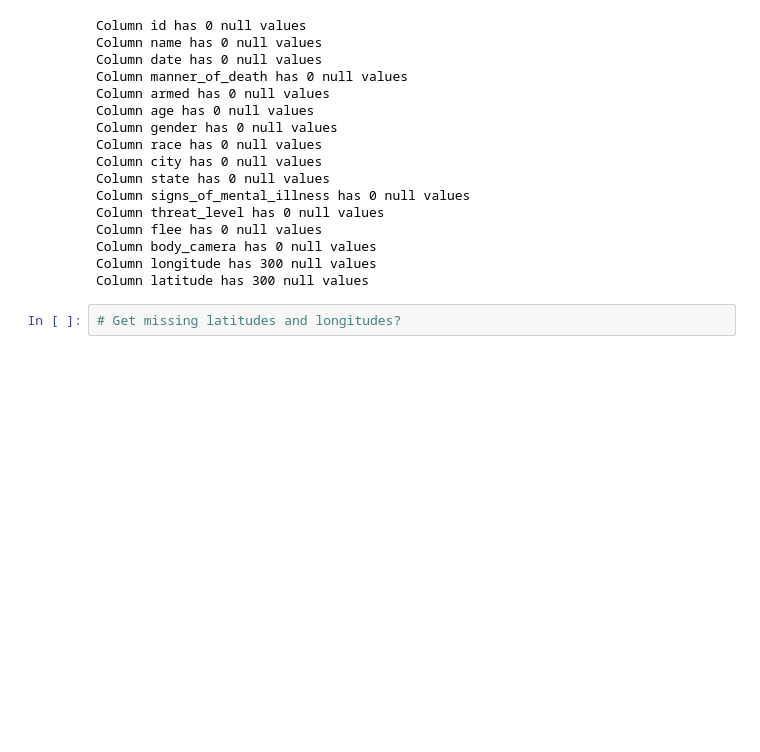
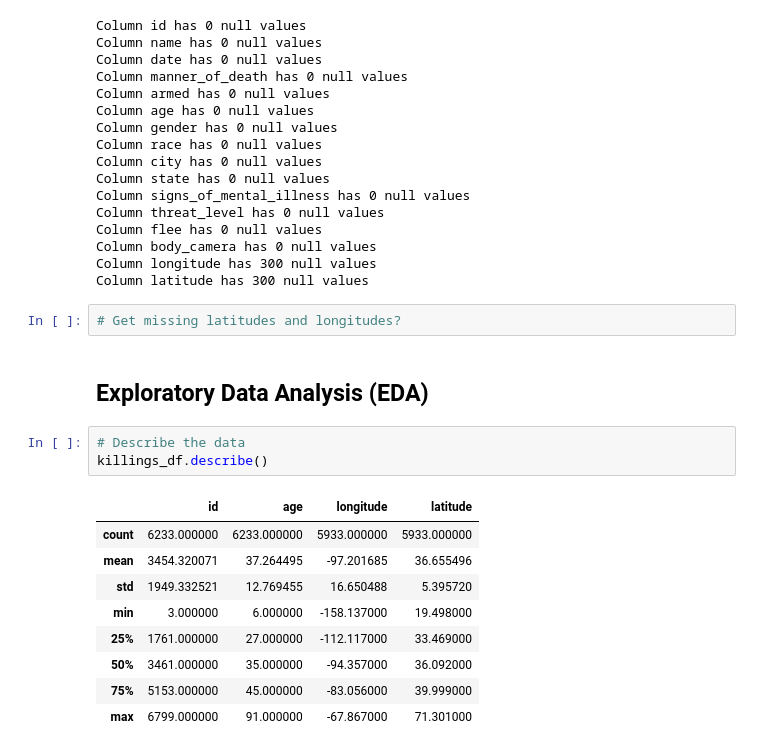
Before and after one commit to TamaraGR/Police_Violence_Analysis, a Jupyter notebook: New_ML_Model_Mockup.ipynb, the cells around one changed output. Saved outputs shown, nothing was run; the diff lists cells and outputs as text; blank space fills up the shorter version.

```diff
--- a/New_ML_Model_Mockup.ipynb
+++ b/New_ML_Model_Mockup.ipynb
@@ -215,3 +220,18 @@ Column longitude has 300 null values
 Column latitude has 300 null values
 # %%
 # Get missing latitudes and longitudes?
+# %% [markdown]
+## Exploratory Data Analysis (EDA)
+# %%
+# Describe the data
+killings_df.describe()
+# %% [output]
+|  | id | age | longitude | latitude |
+| count | 6233.000000 | 6233.000000 | 5933.000000 | 5933.000000 |
+| mean | 3454.320071 | 37.264495 | -97.201685 | 36.655496 |
+| std | 1949.332521 | 12.769455 | 16.650488 | 5.395720 |
+| min | 3.000000 | 6.000000 | -158.137000 | 19.498000 |
+| 25% | 1761.000000 | 27.000000 | -112.117000 | 33.469000 |
+| 50% | 3461.000000 | 35.000000 | -94.357000 | 36.092000 |
+| 75% | 5153.000000 | 45.000000 | -83.056000 | 39.999000 |
+| max | 6799.000000 | 91.000000 | -67.867000 | 71.301000 |
```
Also changed, not shown: parts of 8 cells of this notebook.
